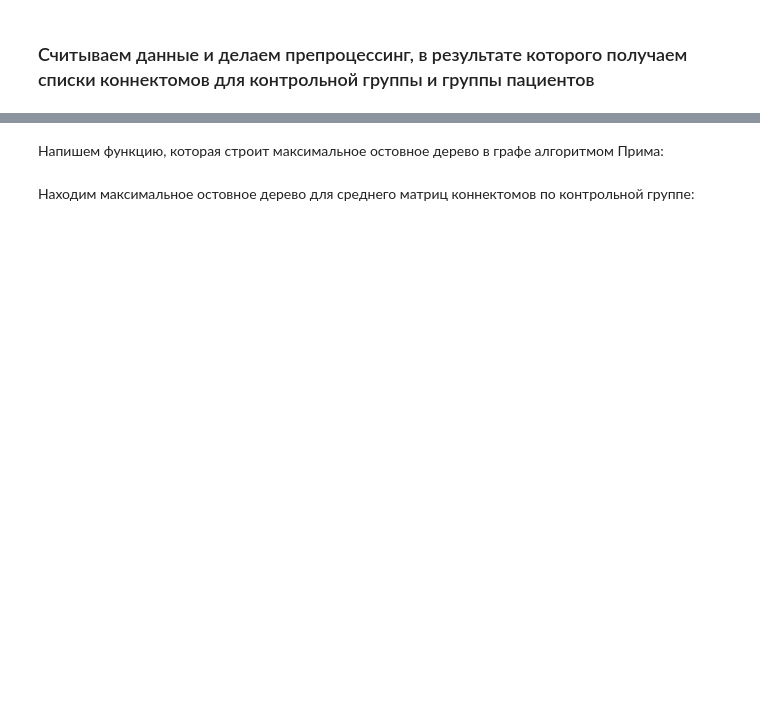
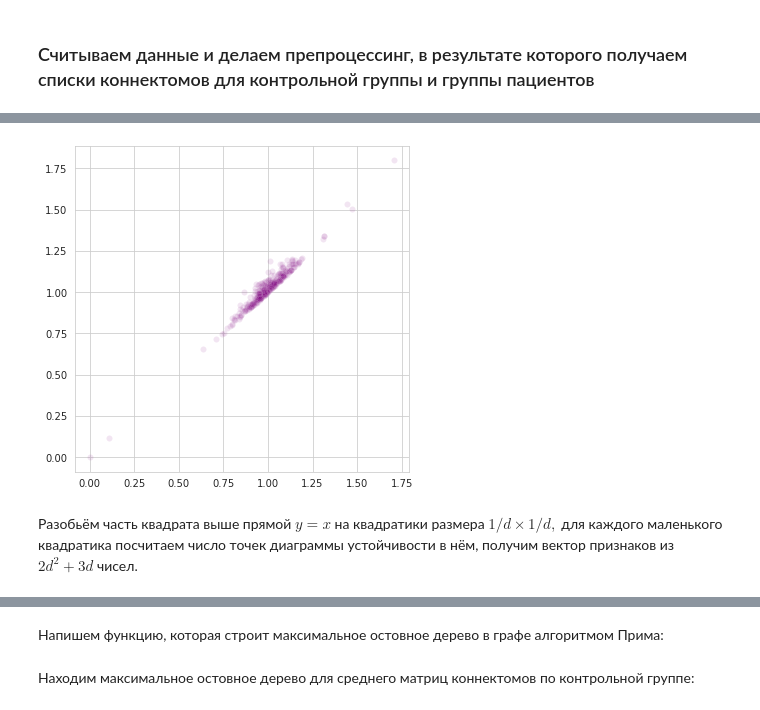
Before and after one commit to NechkaP/tda-connectomes, a Jupyter notebook: connectomes_data_analysis.ipynb, the cells around one changed output, grey strips where cells are left out. Saved outputs shown, nothing was run; the diff lists cells and outputs as text; code cells hidden in the pictures; blank space fills up the shorter version.

```diff
--- a/connectomes_data_analysis.ipynb
+++ b/connectomes_data_analysis.ipynb
@@ -83,11 +97,16 @@ for diagram in controls_vr_diagrams:
 # %%
 plt.figure(figsize=(6, 6))
 plt.grid(True)
 for diagram in patients_vr_diagrams:
-    plt.scatter(
-        [x[0] for x in diagram[2]],
-        [x[1] for x in diagram[2]], # 2-dimensional homologies
-        alpha=0.005, c=['purple'])
+    sns.scatterplot(
+        x=[x[0] for x in diagram[2]],
+        y=[x[1] for x in diagram[2]], # 2-dimensional homologies
+        alpha=0.1, color='purple')
+plt.show()
+# %% [output]
+[figure, added]
+# %% [markdown]
+Разобьём часть квадрата выше прямой $y = x$ на квадратики размера $1/d \times 1/d,$ для каждого маленького квадратика посчитаем число точек диаграммы устойчивости в нём, получим вектор признаков из $2d^2 + 3d$ чисел.
 # %%
 d = 30
 bins_left = np.arange(0, 2 * d)
```
Also changed, not shown: parts of 69 cells of this notebook.
